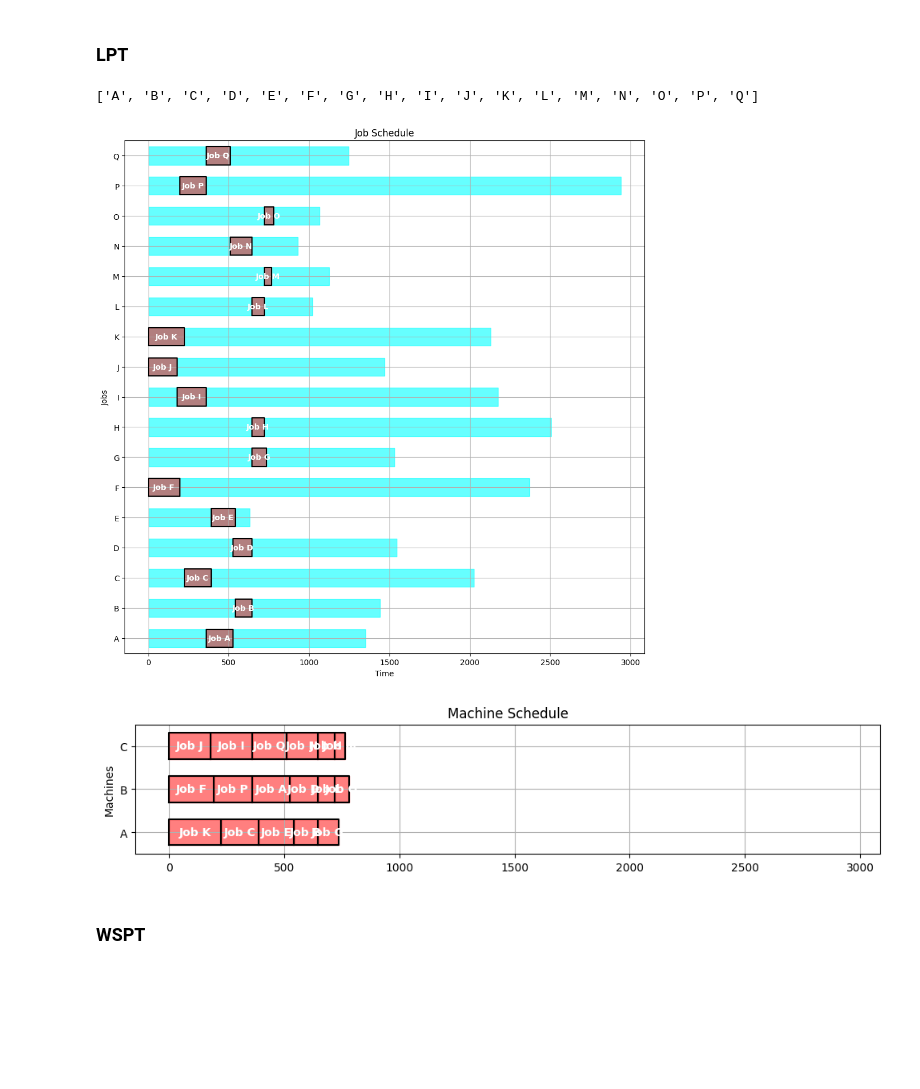
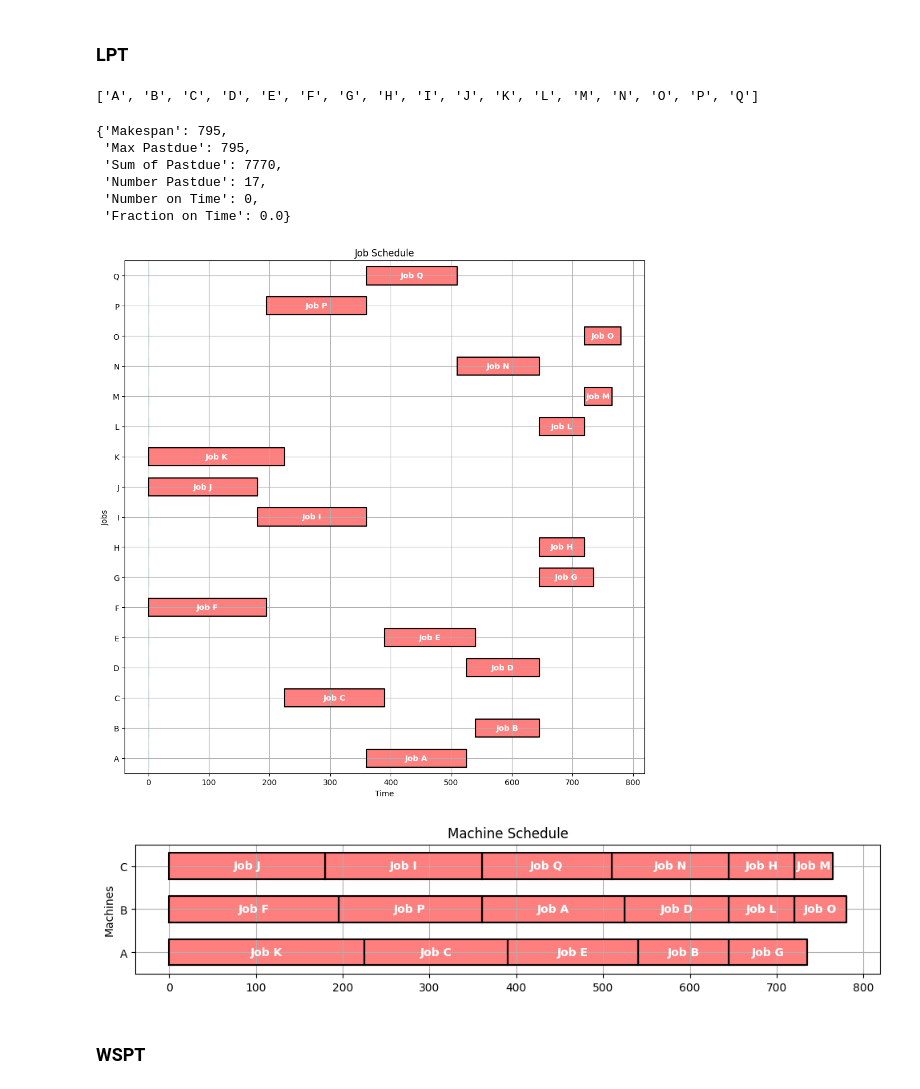
Before and after one commit to Ualh/operation_management, a Jupyter notebook: group7.ipynb, the cells around one changed output. Drawn from its saved outputs; the diff is of its cells as text; code cells hidden in the pictures; blank space fills up the shorter version.

```diff
--- a/group7.ipynb
+++ b/group7.ipynb
@@ -1951,23 +1952,23 @@ def time_to_continuous_minutes(day, hour, minute):
     return days_in_continuous_minutes[day] + (hour - 8) * 60 + minute
 
 JOBS = {
-    'A': {'release': 0, 'duration': 2 * 60 + 45, 'due': time_to_continuous_minutes('Wednesday', 10, 30), 'weight': 1},
-    'B': {'release': 0, 'duration': 1 * 60 + 45, 'due': time_to_continuous_minutes('Wednesday', 12, 0), 'weight': 3},
-    'C': {'release': 0, 'duration': 2 * 60 + 45, 'due': time_to_continuous_minutes('Thursday', 11, 45), 'weight': 4},
-    'D': {'release': 0, 'duration': 2 * 60, 'due': time_to_continuous_minutes('Wednesday', 13, 45), 'weight': 1},
-    'E': {'release': 0, 'duration': 2 * 60 + 30, 'due': time_to_continuous_minutes('Tuesday', 8, 30), 'weight': 1},
-    'F': {'release': 0, 'duration': 3 * 60 + 15, 'due': time_to_continuous_minutes('Thursday', 17, 30), 'weight': 2},
-    'G': {'release': 0, 'duration': 1 * 60 + 30, 'due': time_to_continuous_minutes('Wednesday', 13, 30), 'weight': 3},
-    'H': {'release': 0, 'duration': 1 * 60 + 15, 'due': time_to_continuous_minutes('Friday', 9, 45), 'weight': 1},
-    'I': {'release': 0, 'duration': 3 * 60, 'due': time_to_continuous_minutes('Thursday', 14, 15), 'weight': 2},
-    'J': {'release': 0, 'duration': 3 * 60, 'due': time_to_continuous_minutes('Wednesday', 12, 30), 'weight': 1},
-    'K': {'release': 0, 'duration': 3 * 60 + 45, 'due': time_to_continuous_minutes('Thursday', 13, 30), 'weight': 1},
-    'L': {'release': 0, 'duration': 1 * 60 + 15, 'due': time_to_continuous_minutes('Tuesday', 15, 0), 'weight': 1},
-    'M': {'release': 0, 'duration': 45, 'due': time_to_continuous_minutes('Tuesday', 16, 45), 'weight': 1},
-    'N': {'release': 0, 'duration': 2 * 60 + 15, 'due': time_to_continuous_minutes('Tuesday', 13, 30), 'weight': 1},
-    'O': {'release': 0, 'duration': 1 * 60, 'due': time_to_continuous_minutes('Tuesday', 15, 45), 'weight': 3},
-    'P': {'release': 0, 'duration': 2 * 60 + 45, 'due': time_to_continuous_minutes('Friday', 17, 0), 'weight': 4},
-    'Q': {'release': 0, 'duration': 2 * 60 + 30, 'due': time_to_continuous_minutes('Wednesday', 8, 45), 'weight': 4},
+    'A': {'release': 0, 'duration': 2 * 60 + 45, 'due': 0, 'weight': 1},
+    'B': {'release': 0, 'duration': 1 * 60 + 45, 'due': 0, 'weight': 3},
+    'C': {'release': 0, 'duration': 2 * 60 + 45, 'due': 0, 'weight': 4},
+    'D': {'release': 0, 'duration': 2 * 60, 'due': 0, 'weight': 1},
+    'E': {'release': 0, 'duration': 2 * 60 + 30, 'due': 0, 'weight': 1},
+    'F': {'release': 0, 'duration': 3 * 60 + 15, 'due': 0, 'weight': 2},
+    'G': {'release': 0, 'duration': 1 * 60 + 30, 'due': 0, 'weight': 3},
+    'H': {'release': 0, 'duration': 1 * 60 + 15, 'due': 0, 'weight': 1},
+    'I': {'release': 0, 'duration': 3 * 60, 'due': 0, 'weight': 2},
+    'J': {'release': 0, 'duration': 3 * 60, 'due': 0, 'weight': 1},
+    'K': {'release': 0, 'duration': 3 * 60 + 45, 'due': 0, 'weight': 1},
+    'L': {'release': 0, 'duration': 1 * 60 + 15, 'due': 0, 'weight': 1},
+    'M': {'release': 0, 'duration': 45, 'due': 0, 'weight': 1},
+    'N': {'release': 0, 'duration': 2 * 60 + 15, 'due': 0, 'weight': 1},
+    'O': {'release': 0, 'duration': 1 * 60, 'due': 0, 'weight': 3},
+    'P': {'release': 0, 'duration': 2 * 60 + 45, 'due': 0, 'weight': 4},
+    'Q': {'release': 0, 'duration': 2 * 60 + 30, 'due': 0, 'weight': 4},
 }
 
 MACHINES = ['A', 'B', 'C']
@@ -2133,15 +2134,22 @@ The MILP takes too much time to compute, use heuristic instead
 # %%
 SCHEDULE = schedule(JOBS)
 SCHEDULE
 order=sorted(JOBS,reverse = True, key=lambda x: (JOBS[x]['duration'], x))
 
 gantt(JOBS, schedule(JOBS,order))
 kpi(JOBS, schedule(JOBS,order))
 print(sorted(SCHEDULE.keys()))
+kpi(JOBS, SCHEDULE)
 # %% [output]
 ['A', 'B', 'C', 'D', 'E', 'F', 'G', 'H', 'I', 'J', 'K', 'L', 'M', 'N', 'O', 'P', 'Q']
+{'Makespan': 795,
+ 'Max Pastdue': 795,
+ 'Sum of Pastdue': 7770,
+ 'Number Pastdue': 17,
+ 'Number on Time': 0,
+ 'Fraction on Time': 0.0}
-[figure, old version]
+[figure, new version]
-[figure, old version]
+[figure, new version]
 # %% [markdown]
 ### WSPT
 # %%
```
Also changed, not shown: parts of 23 cells of this notebook, 18 other files.
